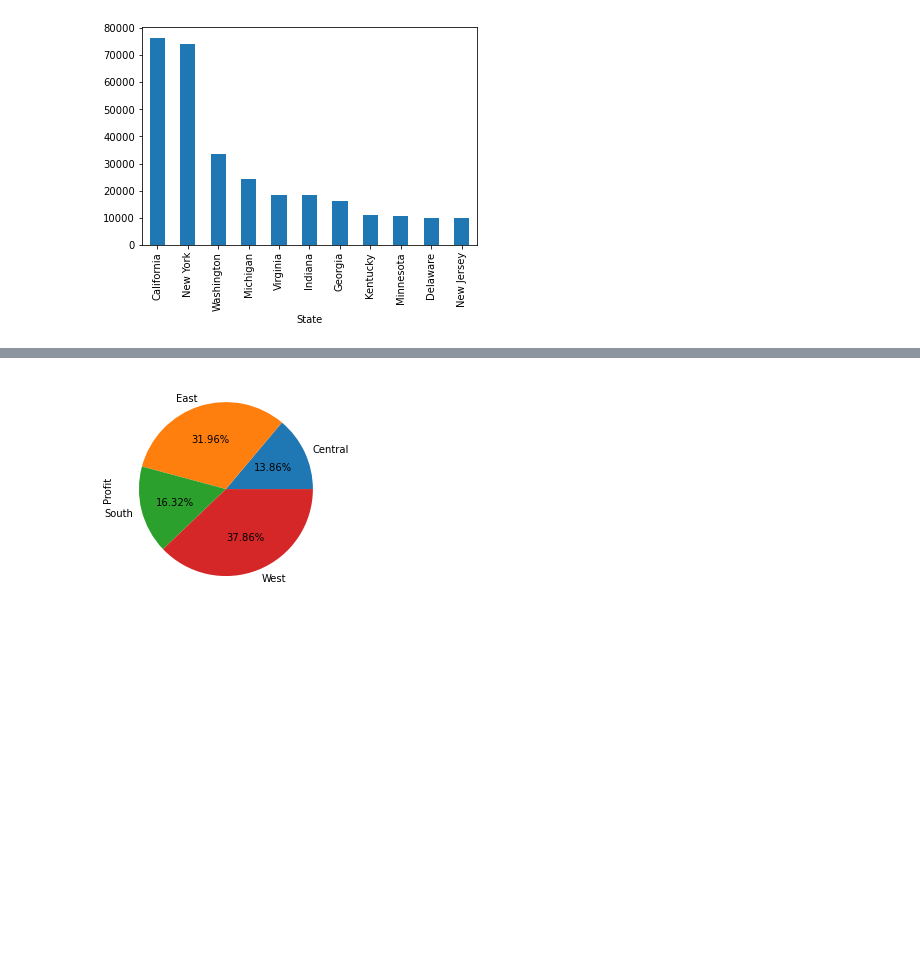
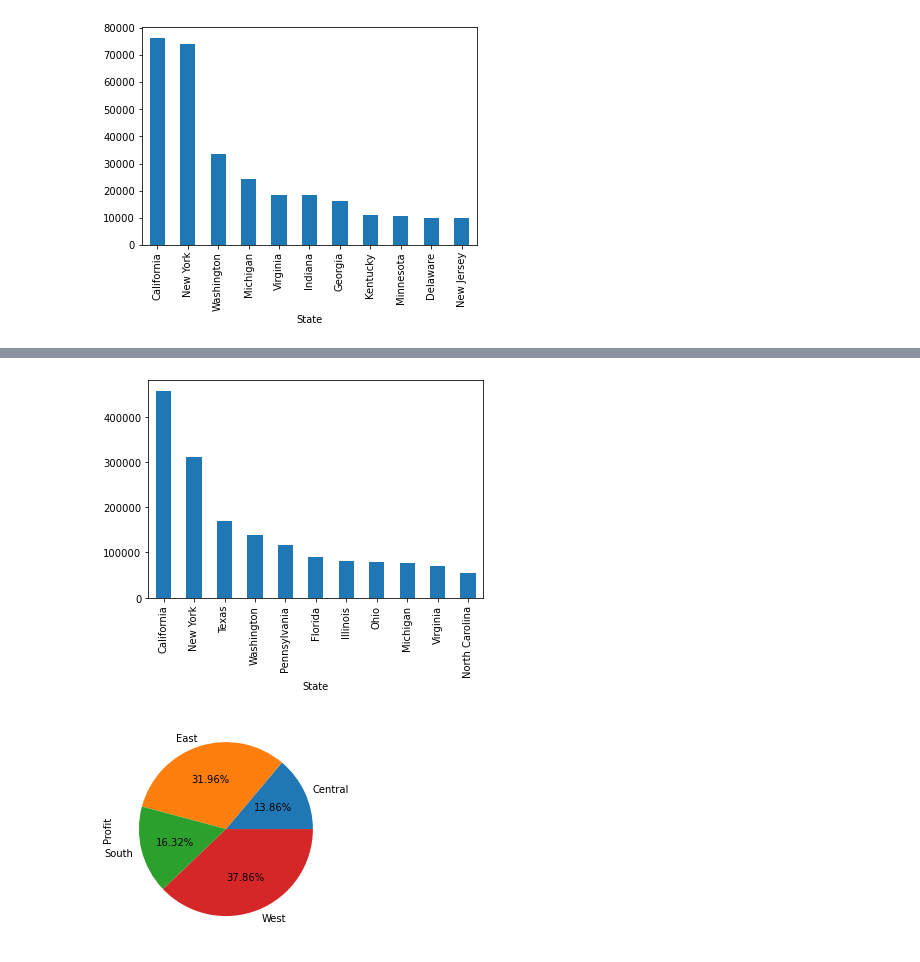
Before and after one commit to Chirag-Naik666/TheSparksFoundation, a Jupyter notebook: TSF_task2.ipynb, the cells around one changed output, grey strips where cells are left out. Drawn from its saved outputs; the diff is of its cells as text; code cells hidden in the pictures; blank space fills up the shorter version.

```diff
--- a/TSF_task2.ipynb
+++ b/TSF_task2.ipynb
@@ -188,3 +194,9 @@ plt.show()
+# %%
+#top 10 statewise sales
+df.groupby('State')['Sales'].sum().sort_values(ascending=False)[:11].plot(kind='bar')
+plt.show()
+# %% [output]
+[figure, added]
 # %%
 #region wise profit
 df.groupby('Region')['Profit'].sum().plot(kind='pie',autopct = '%.2f%%')
```
Also changed, not shown: parts of 4 cells of this notebook.
